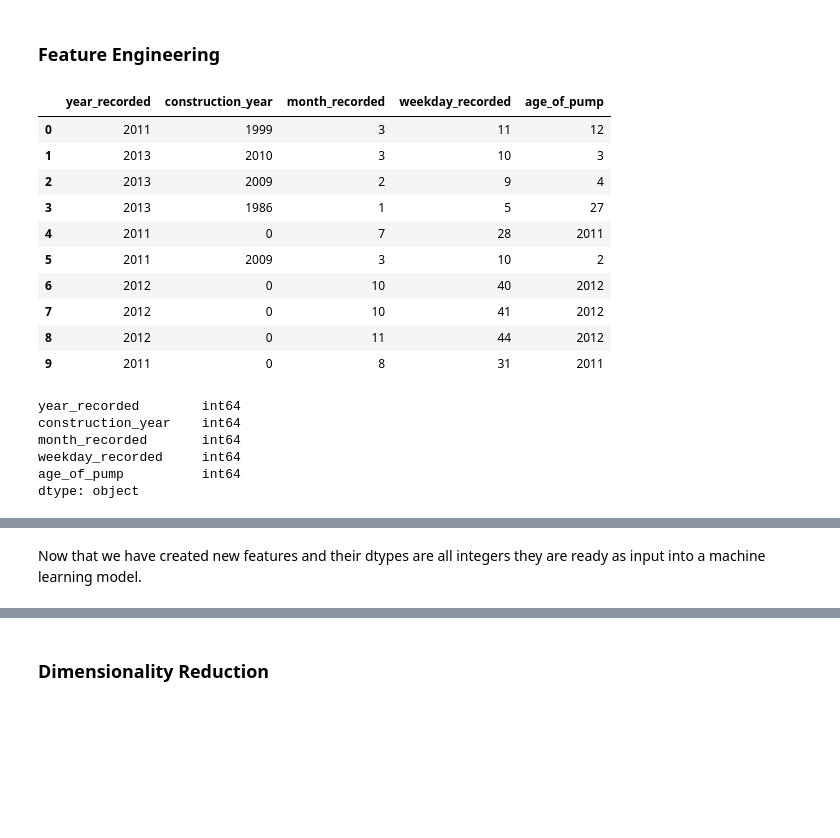
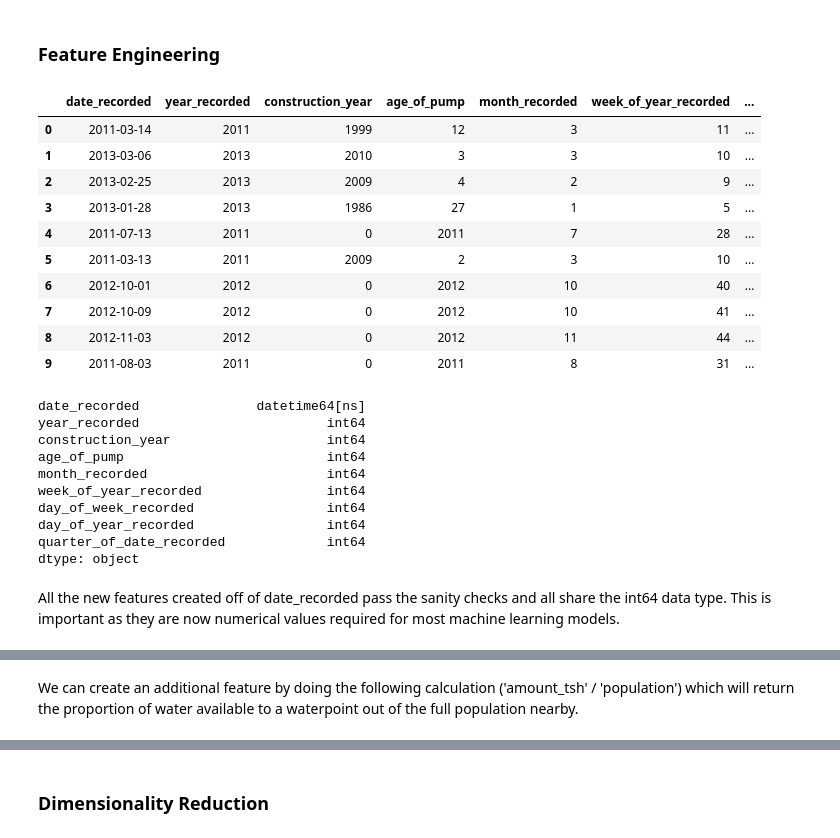
Before and after one commit to AmmarJawad/Predicting-Water-Pumps-in-Tanzania, a Jupyter notebook: submission.ipynb, the cells around one changed output, grey strips where cells are left out. Saved outputs shown, nothing was run; the diff lists cells and outputs as text; code cells hidden in the pictures; blank space fills up the shorter version.

Commit message:
Updated feature engineering sections and data cleaning.

```diff
--- a/submission.ipynb
+++ b/submission.ipynb
@@ -434,4 +436,6 @@ To-do:
 # %%
 # Convert date_recorded into a datetime object for further engineering
-df['date_recorded'] = pd.to_datetime(df['date_recorded'], infer_datetime_format=True)
-df.dtypes
+df['date_recorded'] = pd.to_datetime(df['date_recorded'], infer_datetime_format=True, errors='ignore')
+
+# Convert target feature into categorical to speed up training of the ML models
+df['status_group'] = df['status_group'].astype('category')
@@ -458,35 +444,65 @@ dtype: object
 # %%
 # Creating new features from the date_recorded feature representing the date the row was entered into the dataset.
 df['year_recorded'] = df['date_recorded'].dt.year
 df['month_recorded'] = df['date_recorded'].dt.month
-df['weekday_recorded'] = df['date_recorded'].dt.week
+df['week_of_year_recorded'] = df['date_recorded'].dt.weekofyear
+df['day_of_week_recorded'] = df['date_recorded'].dt.dayofweek
+df['day_of_year_recorded'] = df['date_recorded'].dt.dayofyear
+df['quarter_of_date_recorded'] = df['date_recorded'].dt.quarter
+
 
 # Transform "construction_year" dtype into int to do operations so we can calculate the years difference
 # from when a waterpoint was constructed and when it was last checked.
 df['construction_year'] = df['construction_year'].astype("int64")
 df['age_of_pump'] = df['year_recorded'].values - df['construction_year'].values
-df[['year_recorded', 'construction_year', 'month_recorded', 'weekday_recorded', 'age_of_pump']].head(10)
+
+# Sanity checking the new features compared to date_recorded
+df[['date_recorded',
+    'year_recorded',
+    'construction_year',
+    'age_of_pump',
+    'month_recorded',
+    'week_of_year_recorded',
+    'day_of_week_recorded',
+    'day_of_year_recorded',
+    'quarter_of_date_recorded'
+   ]].head(10)
 # %% [output]
-|  | year_recorded | construction_year | month_recorded | weekday_recorded | age_of_pump |
-| 0 | 2011 | 1999 | 3 | 11 | 12 |
-| 1 | 2013 | 2010 | 3 | 10 | 3 |
-| 2 | 2013 | 2009 | 2 | 9 | 4 |
-| 3 | 2013 | 1986 | 1 | 5 | 27 |
-| 4 | 2011 | 0 | 7 | 28 | 2011 |
-| 5 | 2011 | 2009 | 3 | 10 | 2 |
-| 6 | 2012 | 0 | 10 | 40 | 2012 |
-| 7 | 2012 | 0 | 10 | 41 | 2012 |
-| 8 | 2012 | 0 | 11 | 44 | 2012 |
-| 9 | 2011 | 0 | 8 | 31 | 2011 |
+|  | date_recorded | year_recorded | construction_year | age_of_pump | month_recorded | week_of_year_recorded | ... |
+| 0 | 2011-03-14 | 2011 | 1999 | 12 | 3 | 11 | ... |
+| 1 | 2013-03-06 | 2013 | 2010 | 3 | 3 | 10 | ... |
+| 2 | 2013-02-25 | 2013 | 2009 | 4 | 2 | 9 | ... |
+| 3 | 2013-01-28 | 2013 | 1986 | 27 | 1 | 5 | ... |
+| 4 | 2011-07-13 | 2011 | 0 | 2011 | 7 | 28 | ... |
+| 5 | 2011-03-13 | 2011 | 2009 | 2 | 3 | 10 | ... |
+| 6 | 2012-10-01 | 2012 | 0 | 2012 | 10 | 40 | ... |
+| 7 | 2012-10-09 | 2012 | 0 | 2012 | 10 | 41 | ... |
+| 8 | 2012-11-03 | 2012 | 0 | 2012 | 11 | 44 | ... |
+| 9 | 2011-08-03 | 2011 | 0 | 2011 | 8 | 31 | ... |
 # %%
-df[['year_recorded', 'construction_year', 'month_recorded', 'weekday_recorded', 'age_of_pump']].dtypes
+df[['date_recorded',
+    'year_recorded',
+    'construction_year',
+    'age_of_pump',
+    'month_recorded',
+    'week_of_year_recorded',
+    'day_of_week_recorded',
+    'day_of_year_recorded',
+    'quarter_of_date_recorded'
+   ]].dtypes
 # %% [output]
-year_recorded        int64
-construction_year    int64
-month_recorded       int64
-weekday_recorded     int64
-age_of_pump          int64
+date_recorded               datetime64[ns]
+year_recorded                        int64
+construction_year                    int64
+age_of_pump                          int64
+month_recorded                       int64
+week_of_year_recorded                int64
+day_of_week_recorded                 int64
+day_of_year_recorded                 int64
+quarter_of_date_recorded             int64
 dtype: object
+# %% [markdown]
+All the new features created off of date_recorded pass the sanity checks and all share the int64 data type. This is important as they are now numerical values required for most machine learning models.
 # %%
 # Dropping date_recorded as we have engineered new features based on it.
 df.drop('date_recorded',axis=1, inplace=True, errors='ignore')
@@ -498,5 +514,5 @@ df.head()
 | 2 | 34310 | 25.0 | Lottery Club | 686 | World vision | 37.460664 | -3.821329 | Kwa Mahundi | 0 | ... |
 | 3 | 67743 | 0.0 | Unicef | 263 | UNICEF | 38.486161 | -11.155298 | Zahanati Ya Nanyumbu | 0 | ... |
 | 4 | 19728 | 0.0 | Action In A | 0 | Artisan | 31.130847 | -1.825359 | Shuleni | 0 | ... |
-# %% [markdown]
-Now that we have created new features and their dtypes are all integers they are ready as input into a machine learning model.
+# %% [markdown]
+We can create an additional feature by doing the following calculation ('amount_tsh' / 'population') which will return the proportion of water available to a waterpoint out of the full population nearby.
```
Also changed, not shown: parts of 15 cells of this notebook.
